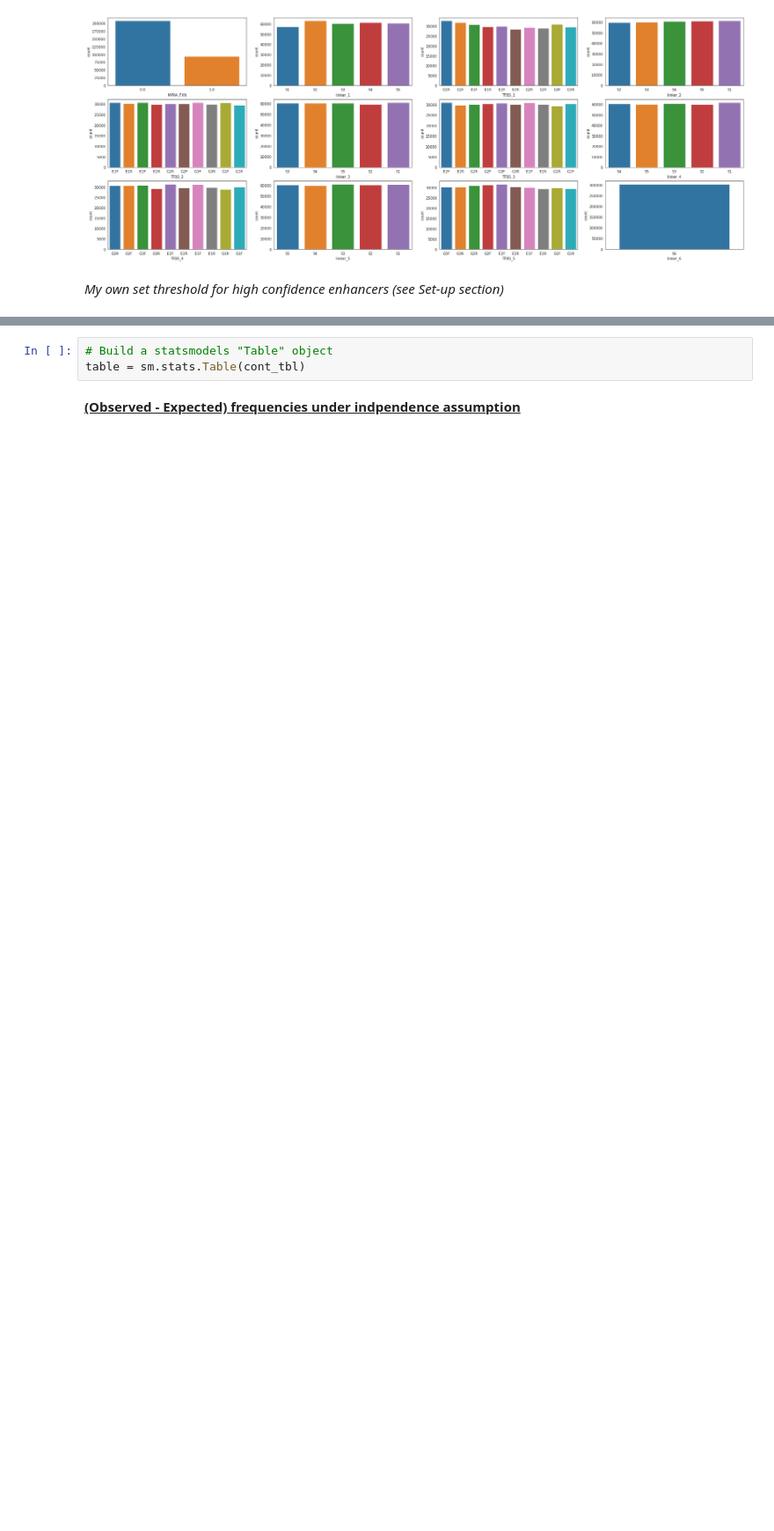
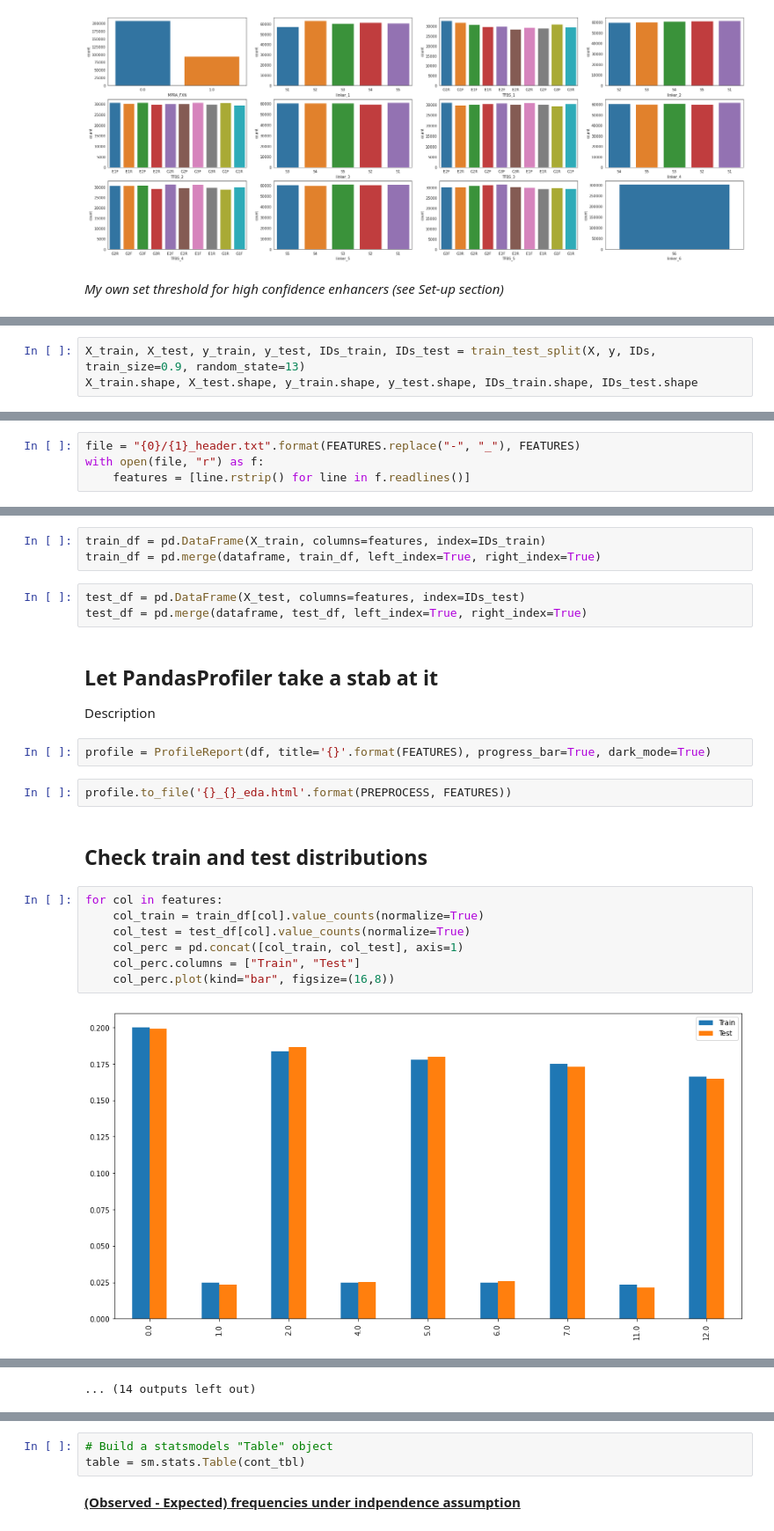
Before and after one commit to ML4GLand/EUGENe, a Jupyter notebook: data/2021_OLS_Library/2021_OLS_library_EDA.ipynb, the cells around one changed output, grey strips where cells are left out. Shown at 88% size. Saved outputs shown, nothing was run; the diff lists cells and outputs as text; blank space fills up the shorter version.

```diff
--- a/data/2021_OLS_Library/2021_OLS_library_EDA.ipynb
+++ b/data/2021_OLS_Library/2021_OLS_library_EDA.ipynb
@@ -206,0 +269,3 @@ curr_pos
+# %%
+X_train, X_test, y_train, y_test, IDs_train, IDs_test = train_test_split(X, y, IDs, train_size=0.9, random_state=13)
+X_train.shape, X_test.shape, y_train.shape, y_test.shape, IDs_train.shape, IDs_test.shape
@@ -206,0 +278,4 @@ curr_pos
+# %%
+file = "{0}/{1}_header.txt".format(FEATURES.replace("-", "_"), FEATURES)
+with open(file, "r") as f:
+    features = [line.rstrip() for line in f.readlines()]
@@ -206,0 +287,24 @@ curr_pos
+# %%
+train_df = pd.DataFrame(X_train, columns=features, index=IDs_train)
+train_df = pd.merge(dataframe, train_df, left_index=True, right_index=True)
+# %%
+test_df = pd.DataFrame(X_test, columns=features, index=IDs_test)
+test_df = pd.merge(dataframe, test_df, left_index=True, right_index=True)
+# %% [markdown]
+## Let PandasProfiler take a stab at it
+Description
+# %%
+profile = ProfileReport(df, title='{}'.format(FEATURES), progress_bar=True, dark_mode=True)
+# %%
+profile.to_file('{}_{}_eda.html'.format(PREPROCESS, FEATURES))
+# %% [markdown]
+## Check train and test distributions
+# %%
+for col in features:
+    col_train = train_df[col].value_counts(normalize=True)
+    col_test = test_df[col].value_counts(normalize=True)
+    col_perc = pd.concat([col_train, col_test], axis=1)
+    col_perc.columns = ["Train", "Test"]
+    col_perc.plot(kind="bar", figsize=(16,8))
+# %% [output]
+[figure, added]
@@ -206,0 +322 @@ curr_pos
+... (14 outputs left out)
```
Also changed, not shown: parts of 125 cells of this notebook, 8 other files.
